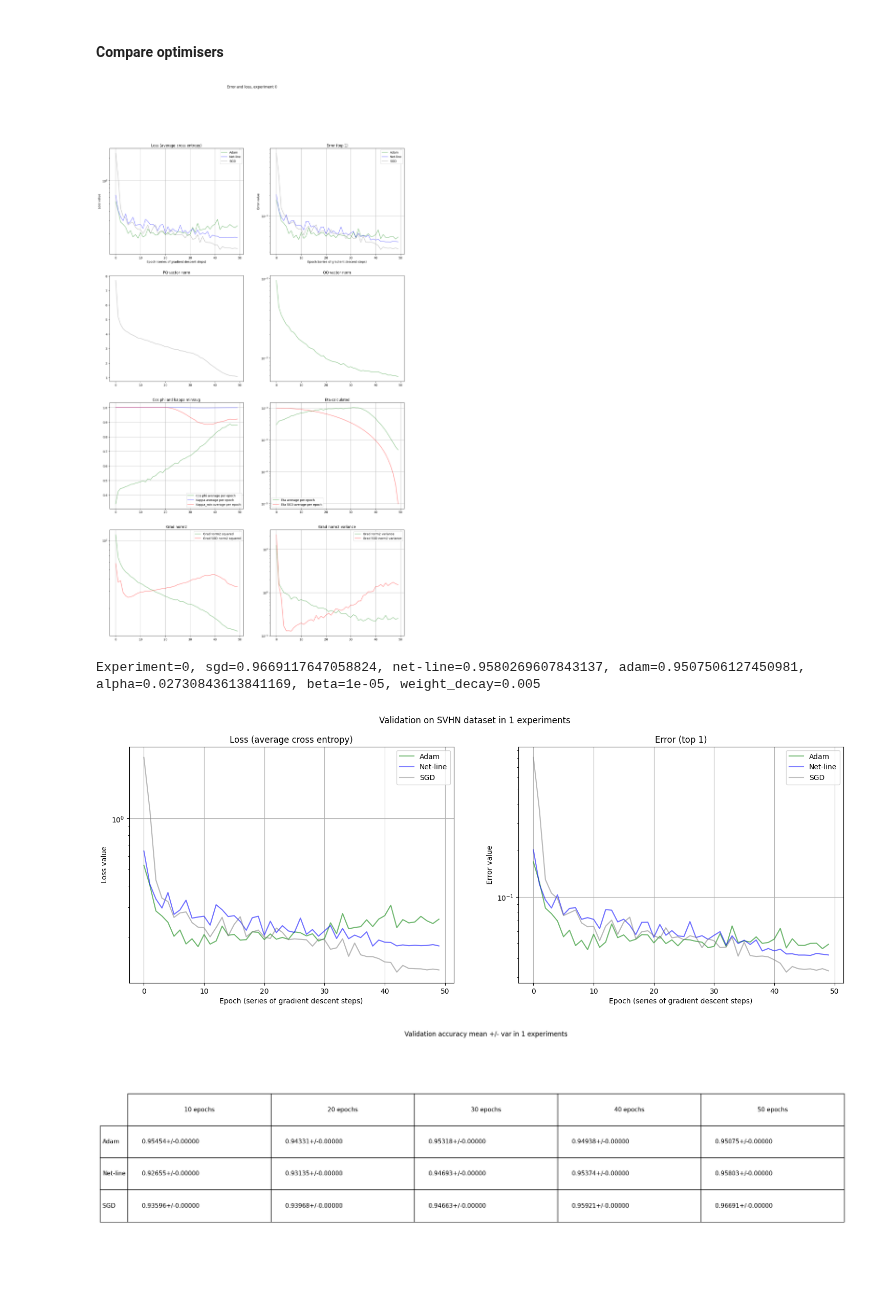
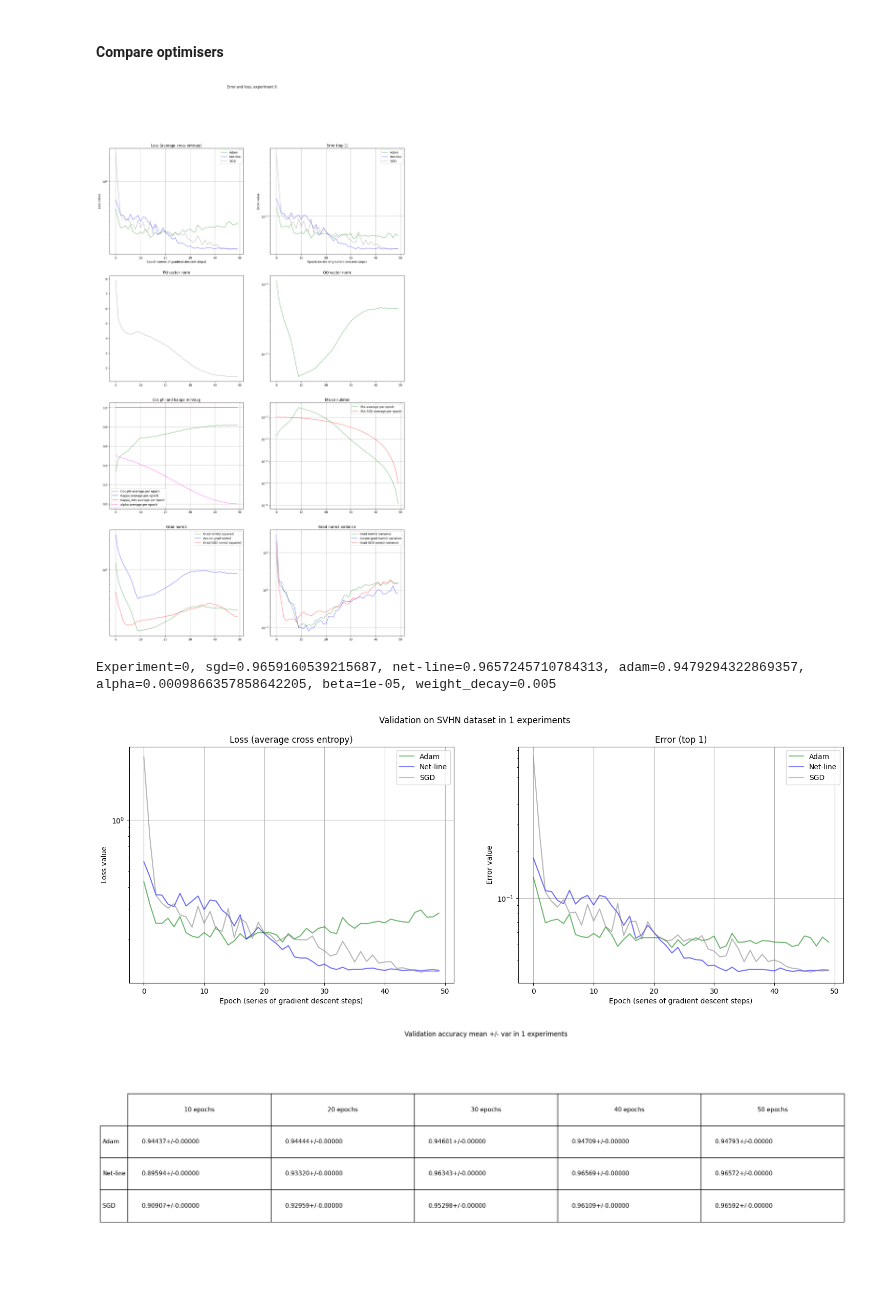
Before and after one commit to vkmbox/adaptive_stepsize, a Jupyter notebook: comparison_svhn_restnet9.ipynb, the cells around one changed output. Drawn from its saved outputs; the diff is of its cells as text; code cells hidden in the pictures.

```diff
--- a/comparison_svhn_restnet9.ipynb
+++ b/comparison_svhn_restnet9.ipynb
@@ -115,6 +116,7 @@ def experiment_comparison(data, low, high, title="Comparison"):
     axes[2,0].plot(MEAN_NETLINE[:,5], color='green',alpha=.5, label='Cos phi average per epoch')
     axes[2,0].plot(MEAN_NETLINE[:,9], color='blue',alpha=.5, label='Kappa average per epoch')
     axes[2,0].plot(MEAN_NETLINE[:,10], color='red',alpha=.5, label='Kappa_min average per epoch')
+    axes[2,0].plot(MEAN_NETLINE[:,15], color='magenta',alpha=.5, label='alpha average per epoch')
     axes[2,0].grid()
     axes[2,0].legend()
 
@@ -128,6 +130,7 @@ def experiment_comparison(data, low, high, title="Comparison"):
     axes[3,0].set_title('Grad norm2')
     axes[3,0].set_yscale("log")
     axes[3,0].plot(MEAN_NETLINE[:,11], color='green',alpha=.5, label='Grad norm2 squared')
+    axes[3,0].plot(MEAN_NETLINE[:,13], color='blue',alpha=.5, label='Accum grad norm2')
     axes[3,0].plot(MEAN_SGD[:,11], color='red',alpha=.5, label='Grad SGD norm2 squared')
     axes[3,0].grid()
     axes[3,0].legend()
@@ -135,6 +138,7 @@ def experiment_comparison(data, low, high, title="Comparison"):
     axes[3,1].set_title('Grad norm2 variance')
     axes[3,1].set_yscale("log")
     axes[3,1].plot(MEAN_NETLINE[:,12], color='green',alpha=.5, label='Grad norm2 variance')
+    axes[3,1].plot(MEAN_NETLINE[:,14], color='blue',alpha=.5, label='Accum grad norm2 variance')
     axes[3,1].plot(MEAN_SGD[:,12], color='red',alpha=.5, label='Grad SGD norm2 variance')
     axes[3,1].grid()
     axes[3,1].legend()
@@ -238,29 +242,6 @@ def accuracy_comparison(exp_results, low, high, title="Validation accuracy"):
     #fig.tight_layout()
     ax.set_title(title)
     plt.show()
-# %%
-def cosine_annealing_lr(eta0, eta1, epoch_cos_start, epoch_finish, epoch_curr):
-    if epoch_curr < epoch_cos_start:
-        return eta0
-    return eta1 + 0.5*(eta0-eta1)*(1+math.cos((epoch_curr-epoch_cos_start)*math.pi/(epoch_finish-epoch_cos_start)))
-
-def cosine_annealing2_lr(eta0, eta1, epoch_cos_start, epoch_cos_finish, epoch_curr):
-    if epoch_curr < epoch_cos_start:
-        return eta0
-    if epoch_cos_finish <= epoch_curr:
-        return eta1
-    return eta1 + 0.5*(eta0-eta1)*(1+math.cos((epoch_curr-epoch_cos_start)*math.pi/(epoch_cos_finish-epoch_cos_start)))
-
-def exp_cosine_annealing4_lr(eta0, eta1, eta2, eta3, exp_range, epoch_exp_start, epoch_cos_middle1, epoch_cos_middle2, epoch_cos_finish, epoch_curr):
-    if epoch_curr < epoch_exp_start:
-        return eta0
-    if epoch_cos_finish <= epoch_curr:
-        return eta3
-    if epoch_exp_start <= epoch_curr and epoch_curr < epoch_cos_middle1:
-        return eta1 + (eta0-eta1)*math.exp(-exp_range*(epoch_curr-epoch_exp_start)/(epoch_cos_middle1-epoch_exp_start))
-    if epoch_cos_middle1 <= epoch_curr and epoch_curr < epoch_cos_middle2:
-        return eta2 + 0.5*(eta1-eta2)*(1+math.cos((epoch_curr-epoch_cos_middle1)*math.pi/(epoch_cos_middle2-epoch_cos_middle1)))
-    return eta3 + 0.5*(eta2-eta3)*(1+math.cos((epoch_curr-epoch_cos_middle2)*math.pi/(epoch_cos_finish-epoch_cos_middle2)))
 # %% [markdown]
 #### Compare optimisers
 # %%
@@ -293,6 +274,7 @@ for experiment in range(EXPERIMENTS):
     opt_linestep.do_logging=False
     opt_linestep.do_calc_armiho = False
     opt_linestep.do_calc_grad_norm2 = True
+    opt_linestep.shorten_grad_accumulated = True
 
     #Sgd scheduled lr
     net_sgd = copy.deepcopy(net_adam)
@@ -304,12 +286,12 @@ for experiment in range(EXPERIMENTS):
     for epoch in range(EPOCHS_PER_EXPERIMENT):
 
         #alpha for Net-line 2step
-        opt_linestep.alpha = exp_cosine_annealing4_lr(1.0, 0.6, 0.4, 0.025, 6, 0, 5, 30, 50, epoch)
+        opt_linestep.alpha = cosine_annealing2_lr(1.0, 0.0, 0, 50, epoch)
         weight_decay0 = 5e-3
-        opt_linestep.kappa_step_pp = cosine_annealing2_lr(0.0, 0.05, 20, 50, epoch)
+        opt_linestep.kappa_step_pp = 0.0
 
-        mt_grad_sga_sq, mt_grad_sga, mt_grad_sga, mt_kappa, mt_kappa_min, mt_adam, mt_netline, mt_sgd, mt_qq, mt_pq, mt_cos, mt_eta, mt_grad_sq, mt_grad = \
-            AverageMeter(), AverageMeter(), AverageMeter(), AverageMeter(), AverageMeter(), AverageMeter(), AverageMeter(), AverageMeter(), AverageMeter(), AverageMeter(), AverageMeter(), AverageMeter(), AverageMeter(), AverageMeter()
+        mt_agrad, mt_agrad_sq, mt_alpha, mt_grad_sga_sq, mt_grad_sga, mt_grad_sga, mt_kappa, mt_kappa_min, mt_adam, mt_netline, mt_sgd, mt_qq, mt_pq, mt_cos, mt_eta, mt_grad_sq, mt_grad = \
+            AverageMeter(), AverageMeter(), AverageMeter(), AverageMeter(), AverageMeter(), AverageMeter(), AverageMeter(), AverageMeter(), AverageMeter(), AverageMeter(), AverageMeter(), AverageMeter(), AverageMeter(), AverageMeter(), AverageMeter(), AverageMeter(), AverageMeter()
 
         net_adam.train(True)
         net_linestep.train(True)
@@ -332,7 +314,7 @@ for experiment in range(EXPERIMENTS):
 
             #logging.info("####Step with net-line 2step")
             ns_start = time.time_ns()
-            step_result = opt_linestep.step(labels, images, momentum=0.9, weight_decay=2.5e-4)
+            step_result = opt_linestep.step(labels, images, momentum=0.9, weight_decay=5e-3)
             ns_end = time.time_ns()
             mt_netline.update(ns_end-ns_start)
             mt_pq.update(step_result.pq_norm)
@@ -343,6 +325,9 @@ for experiment in range(EXPERIMENTS):
             mt_kappa_min.update(step_result.kappa_min)
             mt_grad.update(math.sqrt(step_result.grad_norm2_squared))
             mt_grad_sq.update(step_result.grad_norm2_squared)
+            mt_agrad.update(math.sqrt(step_result.accum_norm2_squared))
+            mt_agrad_sq.update(step_result.accum_norm2_squared)
+            mt_alpha.update(step_result.alpha)
 
             #logging.info("####Step with SGD, eta={}".format(opt_sgd.param_groups[0]['lr']))
             ns_start = time.time_ns()
@@ -371,8 +356,9 @@ for experiment in range(EXPERIMENTS):
         experimental_results[experiment, epoch, 1, 10] = mt_kappa_min.avg
         experimental_results[experiment, epoch, 1, 11] = mt_grad.avg
         experimental_results[experiment, epoch, 1, 12] = mt_grad_sq.avg - (mt_grad.avg)**2
-        experimental_results[experiment, epoch, 1, 13] = None
-        experimental_results[experiment, epoch, 1, 14] = None
+        experimental_results[experiment, epoch, 1, 13] = mt_agrad.avg
+        experimental_results[experiment, epoch, 1, 14] = mt_agrad_sq.avg - (mt_agrad.avg)**2
+        experimental_results[experiment, epoch, 1, 15] = mt_alpha.avg
 
         #timing
         experimental_results[experiment, epoch, 0, 2] = mt_adam.avg
@@ -383,35 +369,35 @@ for experiment in range(EXPERIMENTS):
         acc0, loss0 = test_loop(net_adam)
         experimental_results[experiment, epoch, 0, 0] = acc0
         experimental_results[experiment, epoch, 0, 1] = loss0
 
         acc1, loss1 = test_loop(net_linestep)
         experimental_results[experiment, epoch, 1, 0] = acc1
         experimental_results[experiment, epoch, 1, 1] = loss1
 
         acc2, loss2 = test_loop(net_sgd)
         experimental_results[experiment, epoch, 2, 0] = acc2
         experimental_results[experiment, epoch, 2, 1] = loss2
         experimental_results[experiment, epoch, 2, 6] = schd_sgd.get_last_lr()[0]
         experimental_results[experiment, epoch, 2, 11] = mt_grad_sga.avg
         experimental_results[experiment, epoch, 2, 12] = mt_grad_sga_sq.avg - (mt_grad_sga.avg)**2
 
         schd_sgd.step()
 
         display.clear_output()
         title="Error and loss, experiment {}".format(experiment)
         experiment_comparison(experimental_results[experiment, 0:epoch+1], 0, 100, title=title)
 
         epf = EPOCHS_PER_EXPERIMENT - 1
         for exp in range(experiment):
             print("Experiment={}, sgd={}, net-line={}, adam={}"\
                 .format(exp, experimental_results[exp, epf, 2, 0]\
                         , experimental_results[exp, epf, 1, 0], experimental_results[exp, epf, 0, 0]))
 
         print("Experiment={}, sgd={}, net-line={}, adam={}, alpha={}, beta={}, weight_decay={}"\
             .format(experiment, acc2, acc1, acc0, opt_linestep.alpha, opt_linestep.beta, weight_decay0))
 # %% [output]
-[figure, old version]
+[figure, new version]
-Experiment=0, sgd=0.9669117647058824, net-line=0.9580269607843137, adam=0.9507506127450981, alpha=0.02730843613841169, beta=1e-05, weight_decay=0.005
+Experiment=0, sgd=0.9659160539215687, net-line=0.9657245710784313, adam=0.9479294322869357, alpha=0.0009866357858642205, beta=1e-05, weight_decay=0.005
 # %%
 experimental_mean = np.mean(experimental_results, axis=0)
 experimental_var = np.var(experimental_results, axis=0)
@@ -420,7 +406,7 @@ display.clear_output()
 title2="Validation on SVHN dataset in {} experiments".format(EXPERIMENTS)
 experiments_comparison(experimental_mean[0:epoch+1], experimental_var[0:epoch+1], 0, 100, title=title2)
 # %% [output]
-[figure, old version]
+[figure, new version]
 # %%
 title3 = "Validation accuracy mean +/- var in {} experiments".format(EXPERIMENTS)
 accuracy_comparison(experimental_results, 0, EPOCHS_PER_EXPERIMENT, title=title3)
```
Also changed, not shown: parts of 1 cell of this notebook, 10 other files.
